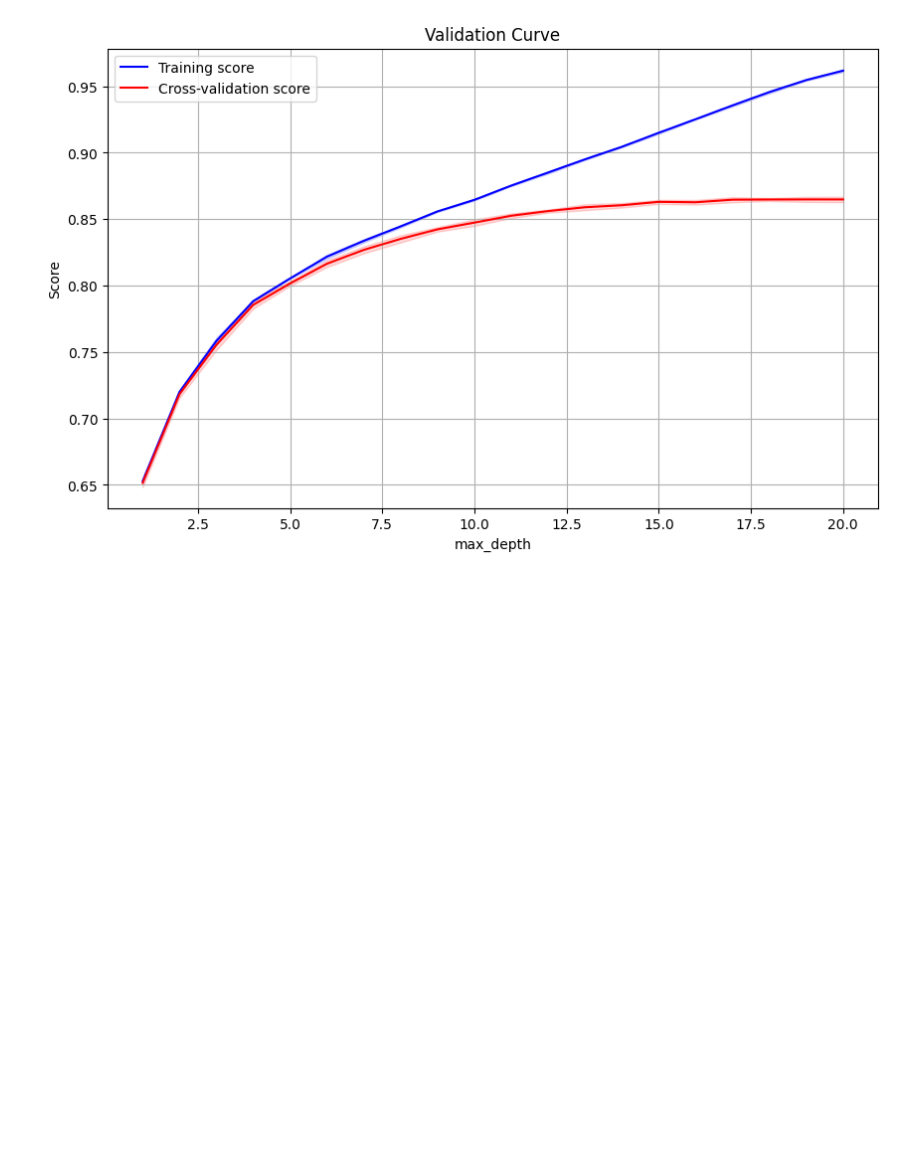
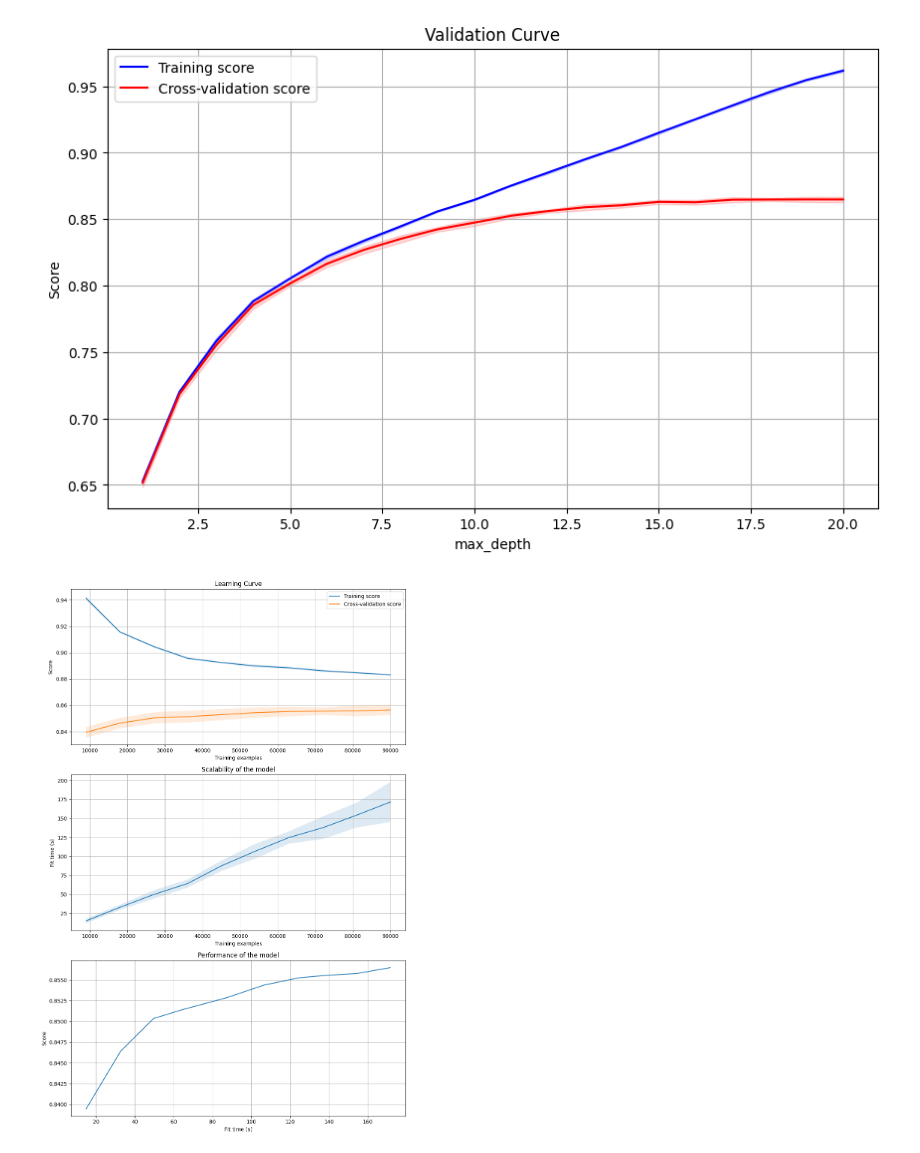
Before and after one commit to stkisengese/model-selection, a Jupyter notebook: validation_and_learning_curves.ipynb, the cells around one changed output. Drawn from its saved outputs; the diff is of its cells as text; code cells hidden in the pictures; blank space fills up the shorter version.

Commit message:
feat: plot the learning curves

```diff
--- a/validation_and_learning_curves.ipynb
+++ b/validation_and_learning_curves.ipynb
@@ -97,0 +49,51 @@ plt.show()
+# %%
+clf = RandomForestClassifier(max_depth=12, n_jobs=-1, random_state=43)
+train_sizes, train_scores, test_scores, fit_times, score_times = learning_curve(
+    clf, X, y, cv=10, n_jobs=-1,
+    train_sizes=np.linspace(0.1, 1.0, 10),
+    return_times=True
+)
+
+# Plot learning curves (3 subplots)
+fig, axes = plt.subplots(3, 1, figsize=(10, 15))
+
+# Plot 1: Learning curve
+train_mean = np.mean(train_scores, axis=1)
+train_std = np.std(train_scores, axis=1)
+test_mean = np.mean(test_scores, axis=1)
+test_std = np.std(test_scores, axis=1)
+
+axes[0].plot(train_sizes, train_mean, label='Training score')
+axes[0].fill_between(train_sizes, train_mean - train_std,
+                     train_mean + train_std, alpha=0.15)
+axes[0].plot(train_sizes, test_mean, label='Cross-validation score')
+axes[0].fill_between(train_sizes, test_mean - test_std,
+                     test_mean + test_std, alpha=0.15)
+axes[0].set_xlabel('Training examples')
+axes[0].set_ylabel('Score')
+axes[0].set_title('Learning Curve')
+axes[0].legend(loc='best')
+axes[0].grid(True)
+
+# Plot 2: Scalability
+fit_mean = np.mean(fit_times, axis=1)
+fit_std = np.std(fit_times, axis=1)
+axes[1].plot(train_sizes, fit_mean)
+axes[1].fill_between(train_sizes, fit_mean - fit_std,
+                     fit_mean + fit_std, alpha=0.15)
+axes[1].set_xlabel('Training examples')
+axes[1].set_ylabel('Fit time (s)')
+axes[1].set_title('Scalability of the model')
+axes[1].grid(True)
+
+# Plot 3: Performance
+axes[2].plot(fit_mean, test_mean)
+axes[2].set_xlabel('Fit time (s)')
+axes[2].set_ylabel('Score')
+axes[2].set_title('Performance of the model')
+axes[2].grid(True)
+
+plt.tight_layout()
+plt.show()
+# %% [output]
+[figure, added]
```
Also changed, not shown: parts of 1 cell of this notebook.
